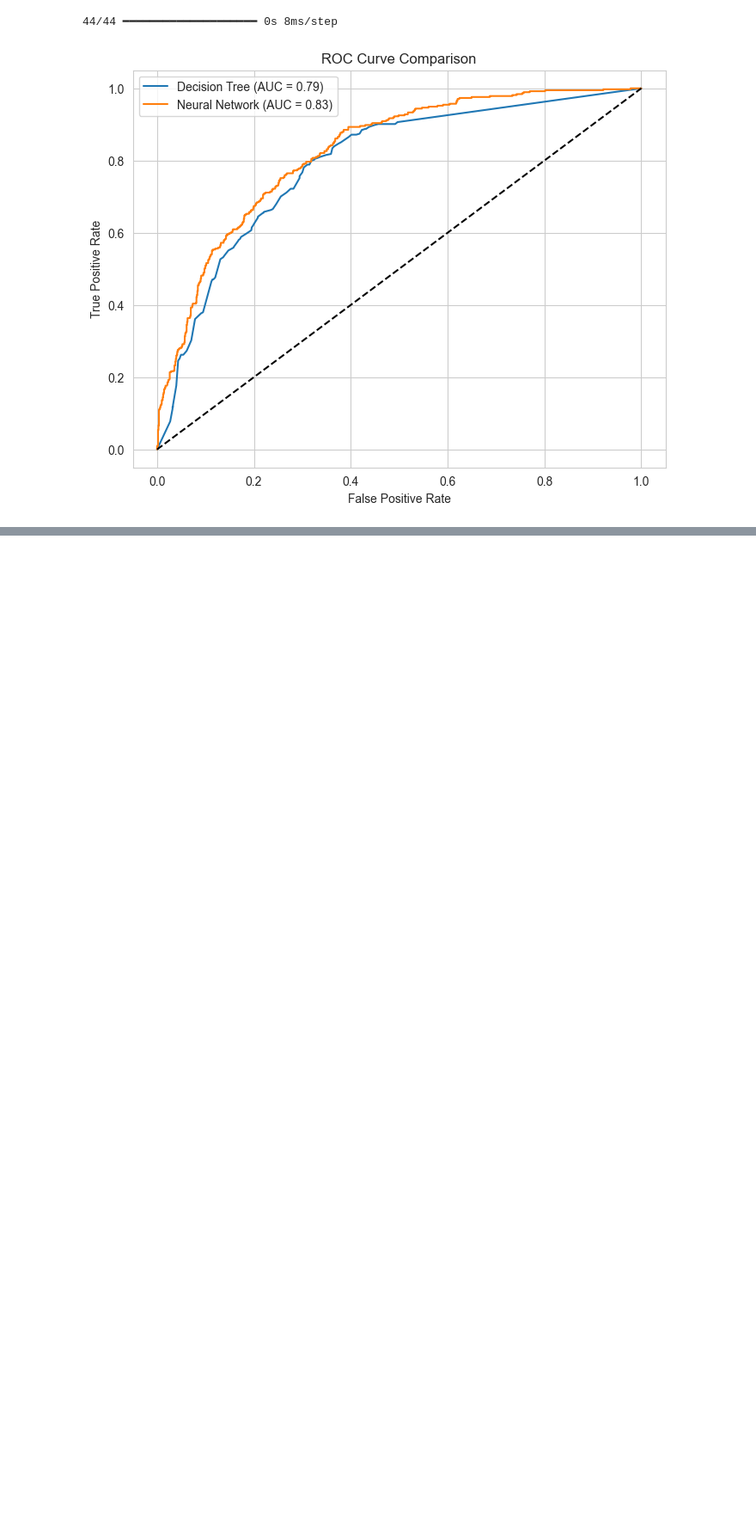
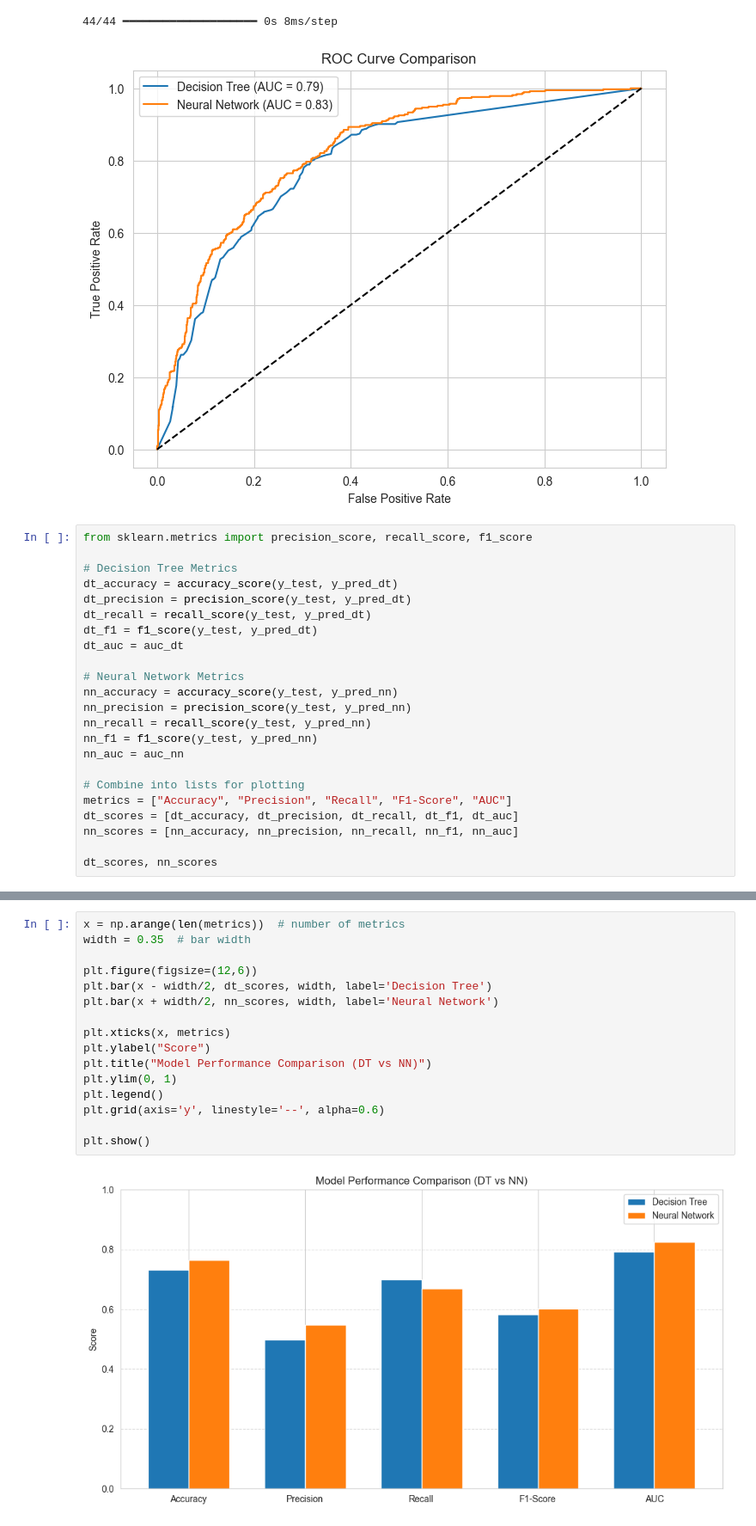
Before and after one commit to dimesh-dev/Customer-Churn-Prediction-System, a Jupyter notebook: Model/Customer_Churn_Predictor.ipynb, the cells around one changed output, grey strips where cells are left out. Shown at 86% size. Saved outputs shown, nothing was run; the diff lists cells and outputs as text; blank space fills up the shorter version.

```diff
--- a/Model/Customer_Churn_Predictor.ipynb
+++ b/Model/Customer_Churn_Predictor.ipynb
@@ -444,3 +444,26 @@ plt.show()
 # %% [output]
 44/44 ━━━━━━━━━━━━━━━━━━━━ 0s 8ms/step
 [figure]
+# %%
+from sklearn.metrics import precision_score, recall_score, f1_score
+
+# Decision Tree Metrics
+dt_accuracy = accuracy_score(y_test, y_pred_dt)
+dt_precision = precision_score(y_test, y_pred_dt)
+dt_recall = recall_score(y_test, y_pred_dt)
+dt_f1 = f1_score(y_test, y_pred_dt)
+dt_auc = auc_dt
+
+# Neural Network Metrics
+nn_accuracy = accuracy_score(y_test, y_pred_nn)
+nn_precision = precision_score(y_test, y_pred_nn)
+nn_recall = recall_score(y_test, y_pred_nn)
+nn_f1 = f1_score(y_test, y_pred_nn)
+nn_auc = auc_nn
+
+# Combine into lists for plotting
+metrics = ["Accuracy", "Precision", "Recall", "F1-Score", "AUC"]
+dt_scores = [dt_accuracy, dt_precision, dt_recall, dt_f1, dt_auc]
+nn_scores = [nn_accuracy, nn_precision, nn_recall, nn_f1, nn_auc]
+
+dt_scores, nn_scores
@@ -446,0 +481,18 @@ plt.show()
+# %%
+x = np.arange(len(metrics))  # number of metrics
+width = 0.35  # bar width
+
+plt.figure(figsize=(12,6))
+plt.bar(x - width/2, dt_scores, width, label='Decision Tree')
+plt.bar(x + width/2, nn_scores, width, label='Neural Network')
+
+plt.xticks(x, metrics)
+plt.ylabel("Score")
+plt.title("Model Performance Comparison (DT vs NN)")
+plt.ylim(0, 1)
+plt.legend()
+plt.grid(axis='y', linestyle='--', alpha=0.6)
+
+plt.show()
+# %% [output]
+[figure, added]
```
Also changed, not shown: parts of 1 cell of this notebook.
